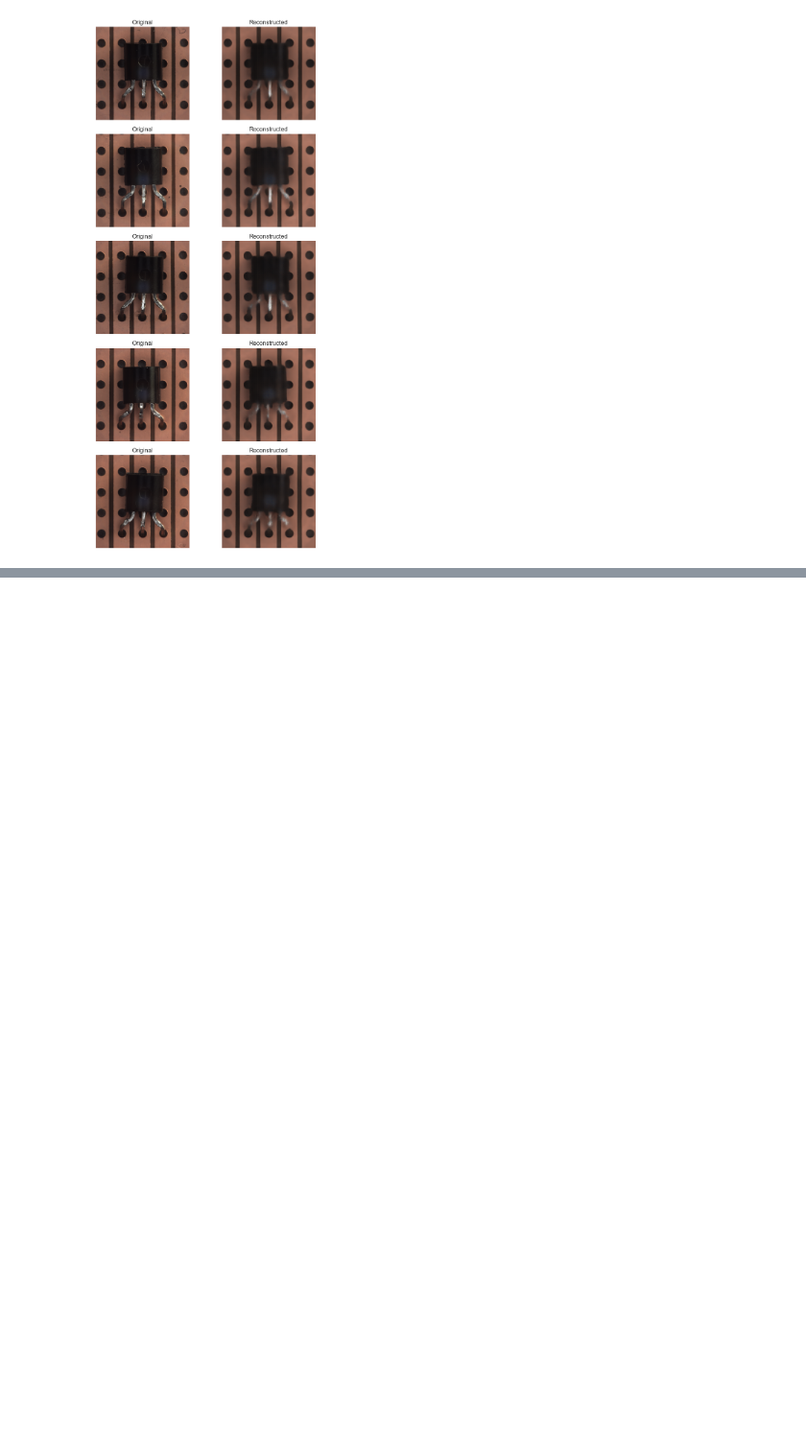
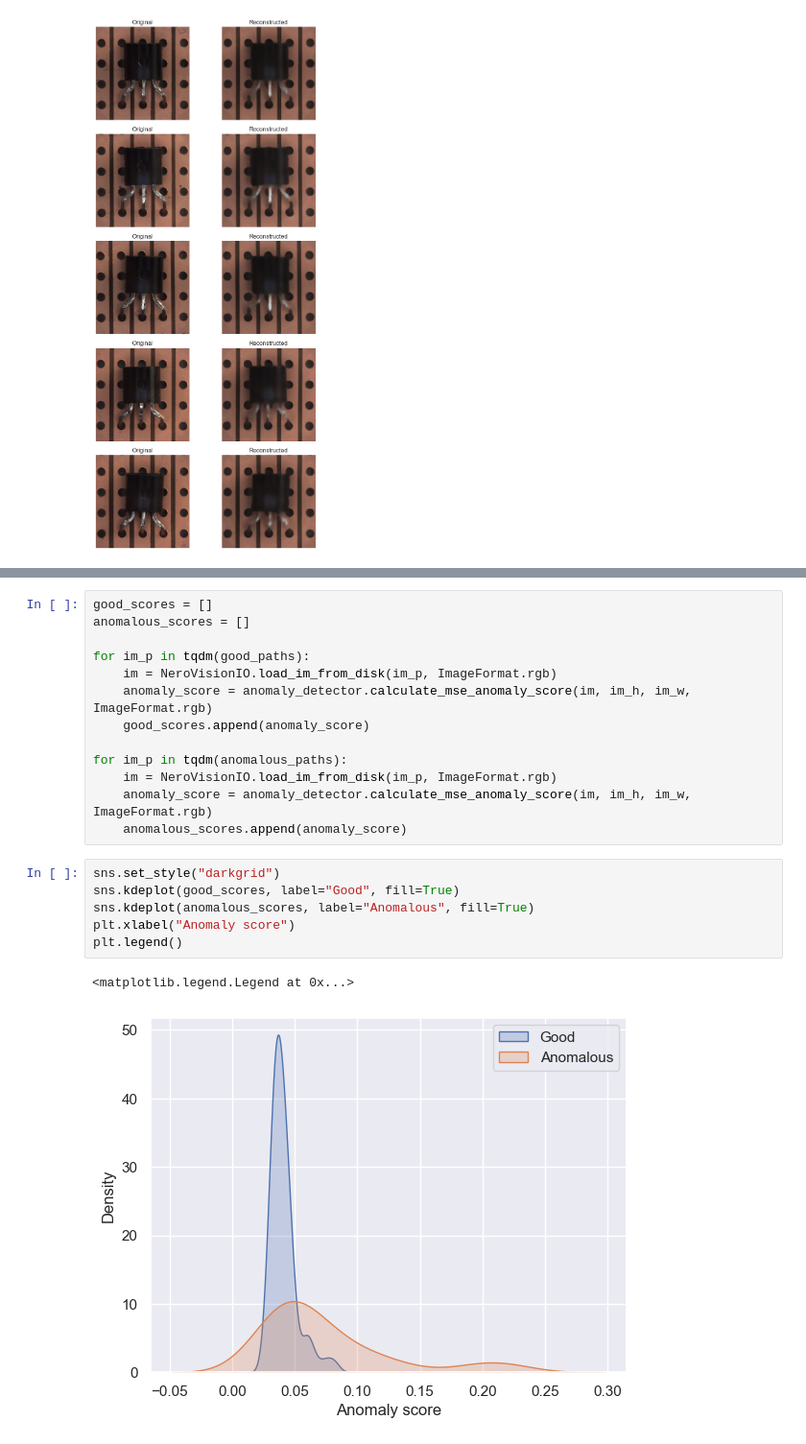
Before and after one commit to Pirner/nerovision, a Jupyter notebook: examples/autoencoder.ipynb, the cells around one changed output, grey strips where cells are left out. Shown at 96% size. Cells and saved outputs as stored; diff of their text form; blank space fills up the shorter version.

```diff
--- a/examples/autoencoder.ipynb
+++ b/examples/autoencoder.ipynb
@@ -277,0 +288,22 @@ plt.show()
+# %%
+good_scores = []
+anomalous_scores = []
+
+for im_p in tqdm(good_paths):
+    im = NeroVisionIO.load_im_from_disk(im_p, ImageFormat.rgb)
+    anomaly_score = anomaly_detector.calculate_mse_anomaly_score(im, im_h, im_w, ImageFormat.rgb)
+    good_scores.append(anomaly_score)
+
+for im_p in tqdm(anomalous_paths):
+    im = NeroVisionIO.load_im_from_disk(im_p, ImageFormat.rgb)
+    anomaly_score = anomaly_detector.calculate_mse_anomaly_score(im, im_h, im_w, ImageFormat.rgb)
+    anomalous_scores.append(anomaly_score)
+# %%
+sns.set_style("darkgrid")
+sns.kdeplot(good_scores, label="Good", fill=True)
+sns.kdeplot(anomalous_scores, label="Anomalous", fill=True)
+plt.xlabel("Anomaly score")
+plt.legend()
+# %% [output]
+<matplotlib.legend.Legend at 0x...>
+[figure, added]
```
Also changed, not shown: parts of 4 cells of this notebook.
